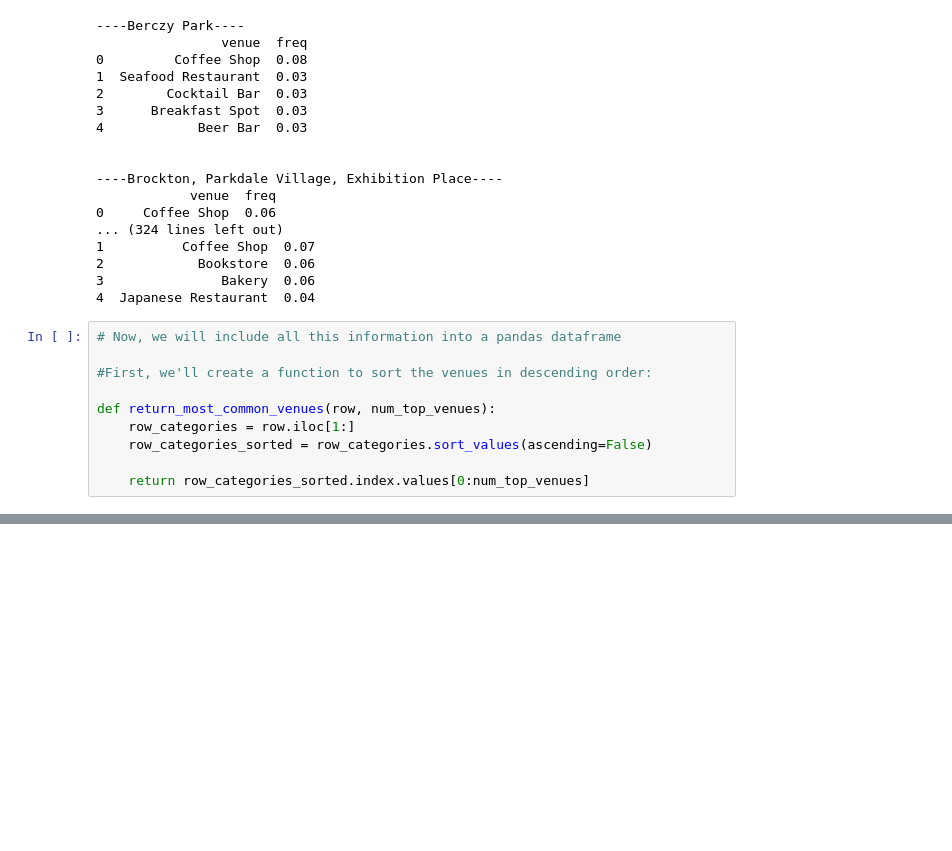
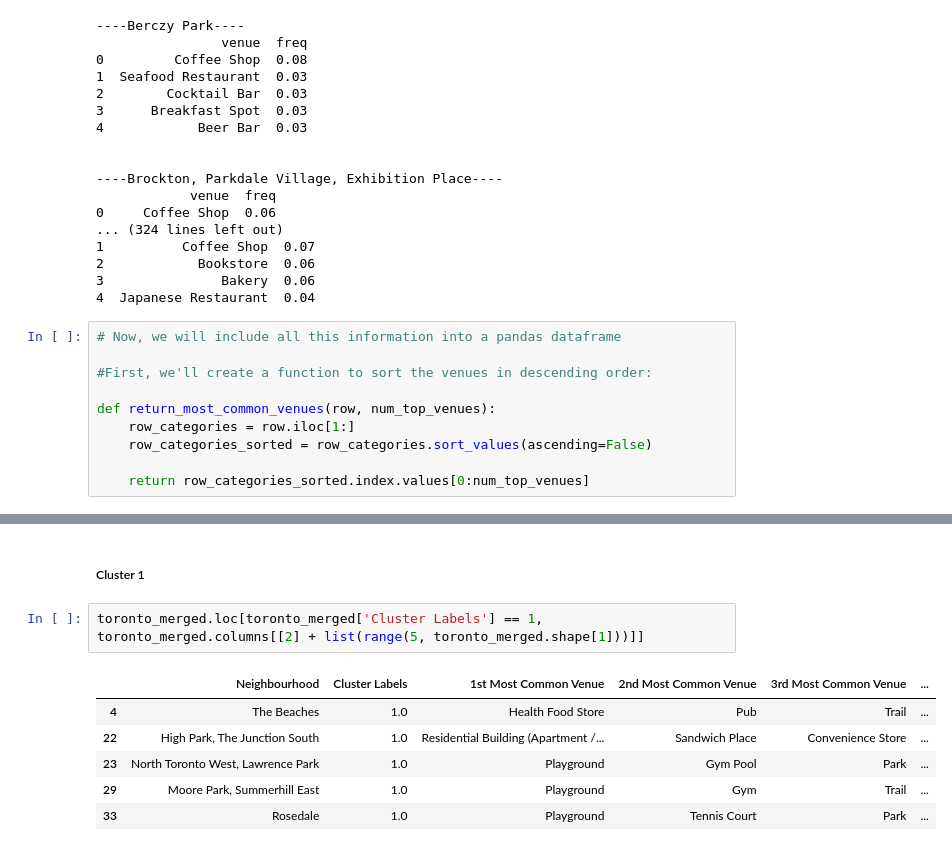
Before and after one commit to alsanme/Coursera_Capstone, a Jupyter notebook: toronto_part3.ipynb, the cells around one changed output, grey strips where cells are left out. Cells and saved outputs as stored; diff of their text form; blank space fills up the shorter version.

```diff
--- a/toronto_part3.ipynb
+++ b/toronto_part3.ipynb
@@ -444,0 +584,11 @@ neighborhoods_venues_sorted
+# %% [markdown]
+<h5>Cluster 1</h5>
+# %%
+toronto_merged.loc[toronto_merged['Cluster Labels'] == 1, toronto_merged.columns[[2] + list(range(5, toronto_merged.shape[1]))]]
+# %% [output]
+|  | Neighbourhood | Cluster Labels | 1st Most Common Venue | 2nd Most Common Venue | 3rd Most Common Venue | ... |
+| 4 | The Beaches | 1.0 | Health Food Store | Pub | Trail | ... |
+| 22 | High Park, The Junction South | 1.0 | Residential Building (Apartment /... | Sandwich Place | Convenience Store | ... |
+| 23 | North Toronto West, Lawrence Park | 1.0 | Playground | Gym Pool | Park | ... |
+| 29 | Moore Park, Summerhill East | 1.0 | Playground | Gym | Trail | ... |
+| 33 | Rosedale | 1.0 | Playground | Tennis Court | Park | ... |
```
Also changed, not shown: parts of 19 cells of this notebook.
